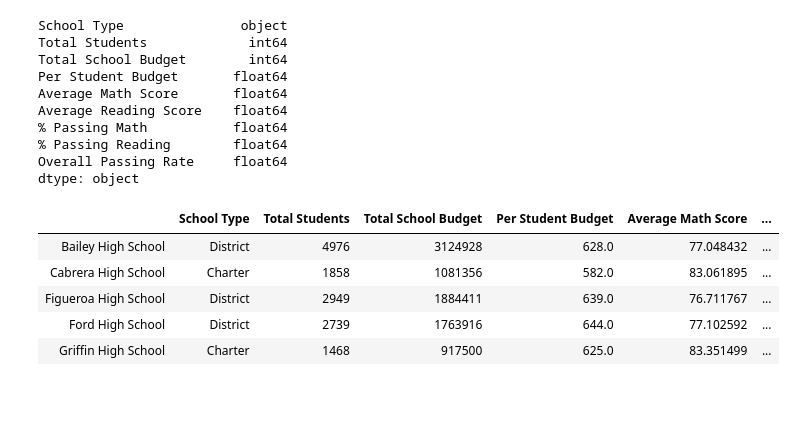
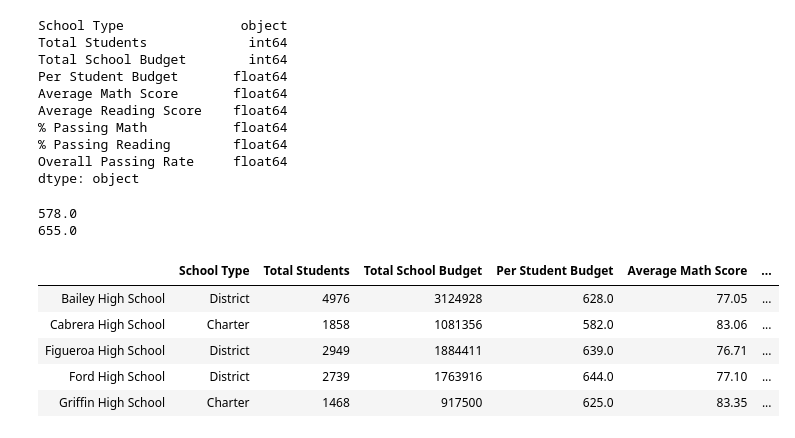
Before and after one commit to kahsay-1229/pandas-challenge, a Jupyter notebook: CitySchools.ipynb, the cells around one changed output. Saved outputs shown, nothing was run; the diff lists cells and outputs as text; code cells hidden in the pictures; blank space fills up the shorter version.

Commit message:
data decimal places was updated using the round fun

```diff
--- a/CitySchools.ipynb
+++ b/CitySchools.ipynb
@@ -190,30 +205,24 @@ school_index
 | Ford High School | 13 | District | 2739 | 1763916 |
 | Thomas High School | 14 | Charter | 1635 | 1043130 |
 # %%
-# Set school_name as index and groupby school_name for merge_df to get average scores by school
+# using pandas set_index() method Set school_name as index and groupby school_name for merge_df to get average scores by school
 index = merge_data.set_index('school_name')
 grouped = index.groupby(['school_name'])
 
 # Get average math and reading score
-school_avg_math = grouped['math_score'].mean()
-school_avg_read = grouped['reading_score'].mean()
-#print(school_avg_math)
-#print(school_avg_read)
-#grouped.head()
+school_avg_math = round(grouped['math_score'].mean(), 2)
+school_avg_read = round(grouped['reading_score'].mean(), 2)
 # %%
 # Calculate percent that passed math
 total_stu = grouped['student_name'].count()
 grouped_math = pass_math.groupby('school_name')
-school_pass_math = grouped_math['student_name'].count()/total_stu*100
+school_pass_math = round(grouped_math['student_name'].count()/total_stu*100, 2)
 # Calculate percent that passed reading
 grouped_reading = pass_reading.groupby('school_name')
-school_pass_read = grouped_reading['student_name'].count()/total_stu*100
+school_pass_read = round(grouped_reading['student_name'].count()/total_stu*100, 2)
 
 # Calculate overall passing rate
-overall_pass = (school_pass_math + school_pass_read)/2
-#print(total_stu)
-#print(grouped_math)
-#school_pass_math
+overall_pass = round((school_pass_math + school_pass_read)/2, 2)
 # %%
 # Create dataframe for school summary
 school_summary = pd.DataFrame({"School Type": school_type,
@@ -331,29 +345,34 @@ Average Reading Score    float64
 % Passing Reading        float64
 Overall Passing Rate     float64
 dtype: object
+# %%
+# to create a bine determine the min and max school_summary of per student budget
+lowestPSB = school_summary['Per Student Budget'].min()
+maxPSB = school_summary['Per Student Budget'].max()
+print(lowestPSB)
+print(maxPSB)
+# %% [output]
+578.0
+655.0
 # %%
 # create bins based on the per student budget spending
-budget_bins =[0, 500, 600, 700, 800]
+budget_bins =[500, 600, 700]
 # Create the names for the five bins
-Spending_Ranges = ["<$500", "<$500-600", "<$600-700", "<$700-800"]
+Spending_Ranges = ["<$500-600", "<$600-700"]
 # using cut() function segregate 'Per Student Budget' elements into separate bins.
-# cut( x, bins,right=True,labels=None,retbins=False,precision=3,include_lowest=False,duplicates="raise",)
+# cut( x, bins,labels=None,)
 # x:is the input array to be binned. It must be one-dimensional.
 # bins: defines the bin edges for the segmentation.
 # labels is used to specify the labels for the returned bins.
 school_summary["Spending Ranges (Per Student)"] = pd.cut(school_summary["Per Student Budget"], budget_bins , labels=Spending_Ranges)
-#spend_summary = school_summary.groupby("Spending Ranges (Per Student)")
-#spend_summary = spend_summary[["Average Math Score", "Average Reading Score", "% Passing Math",
-                               #"% Passing Reading", "Overall Passing Rate"]]
-#spend_summary.mean()
 school_summary.head()
 # %% [output]
 |  | School Type | Total Students | Total School Budget | Per Student Budget | Average Math Score | ... |
-| Bailey High School | District | 4976 | 3124928 | 628.0 | 77.048432 | ... |
-| Cabrera High School | Charter | 1858 | 1081356 | 582.0 | 83.061895 | ... |
-| Figueroa High School | District | 2949 | 1884411 | 639.0 | 76.711767 | ... |
-| Ford High School | District | 2739 | 1763916 | 644.0 | 77.102592 | ... |
-| Griffin High School | Charter | 1468 | 917500 | 625.0 | 83.351499 | ... |
+| Bailey High School | District | 4976 | 3124928 | 628.0 | 77.05 | ... |
+| Cabrera High School | Charter | 1858 | 1081356 | 582.0 | 83.06 | ... |
+| Figueroa High School | District | 2949 | 1884411 | 639.0 | 76.71 | ... |
+| Ford High School | District | 2739 | 1763916 | 644.0 | 77.10 | ... |
+| Griffin High School | Charter | 1468 | 917500 | 625.0 | 83.35 | ... |
 # %%
 spend_summary = school_summary.groupby("Spending Ranges (Per Student)")
 spend_summary = spend_summary[["Average Math Score", "Average Reading Score", "% Passing Math",
```
Also changed, not shown: parts of 34 cells of this notebook.
